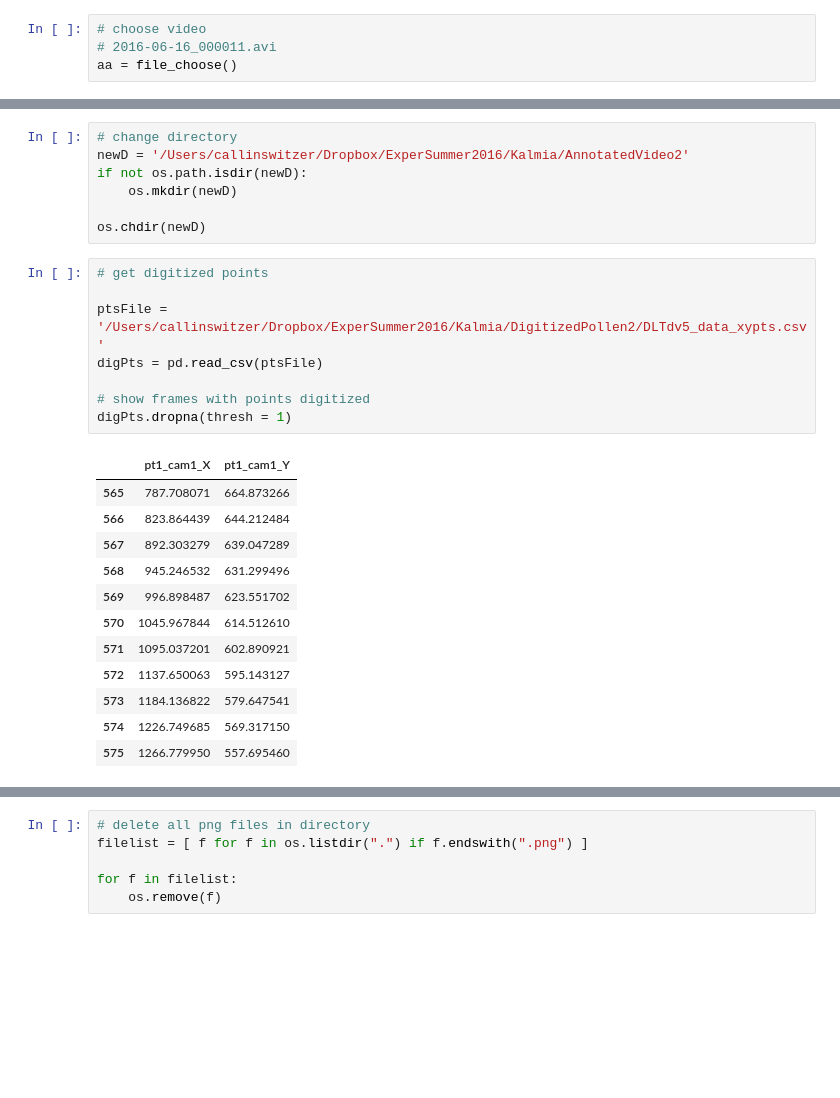
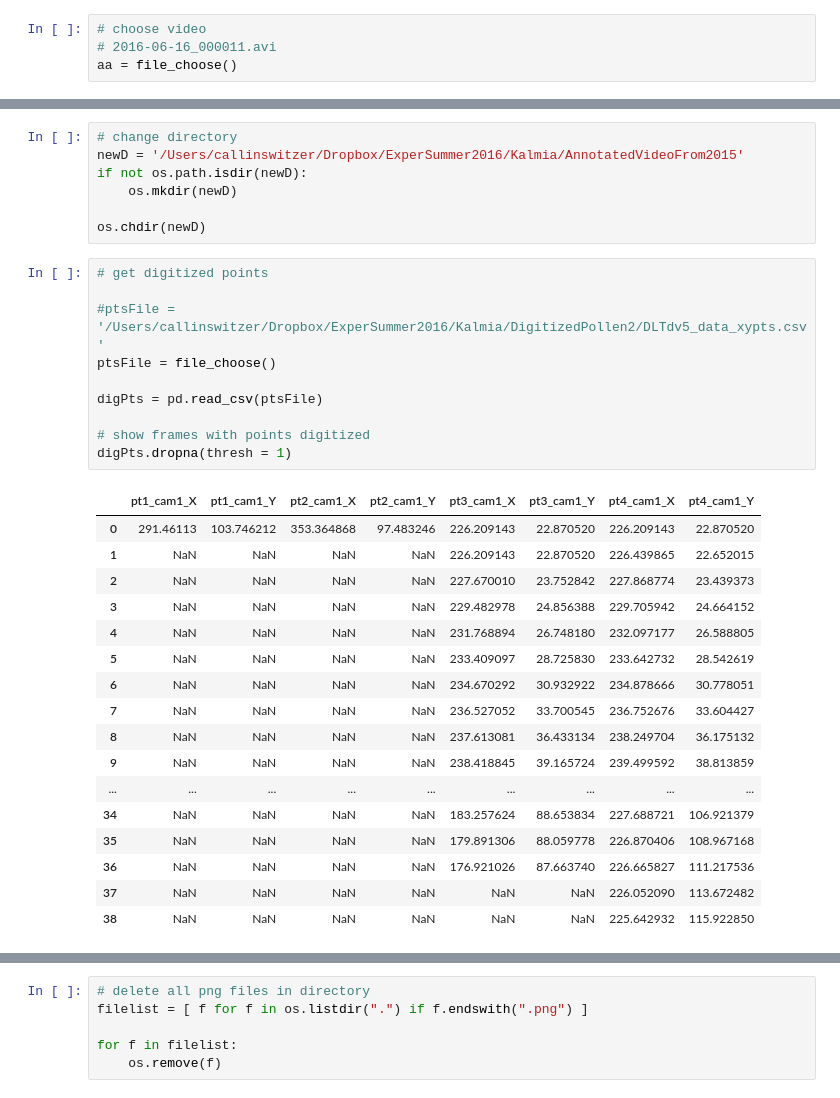
Before and after one commit to callinSwitzer/Kalmia, a Jupyter notebook: plotPointsOnVideo.ipynb, the cells around one changed output, grey strips where cells are left out. Cells and saved outputs as stored; diff of their text form; blank space fills up the shorter version.

```diff
--- a/plotPointsOnVideo.ipynb
+++ b/plotPointsOnVideo.ipynb
@@ -58,6 +58,6 @@ numFrames = 818.0
 # %%
 # change directory
-newD = '/Users/callinswitzer/Dropbox/ExperSummer2016/Kalmia/AnnotatedVideo2'
+newD = '/Users/callinswitzer/Dropbox/ExperSummer2016/Kalmia/AnnotatedVideoFrom2015'
 if not os.path.isdir(newD):
     os.mkdir(newD)
 
@@ -65,24 +65,31 @@ os.chdir(newD)
 # %%
 # get digitized points
 
-ptsFile = '/Users/callinswitzer/Dropbox/ExperSummer2016/Kalmia/DigitizedPollen2/DLTdv5_data_xypts.csv'
+#ptsFile = '/Users/callinswitzer/Dropbox/ExperSummer2016/Kalmia/DigitizedPollen2/DLTdv5_data_xypts.csv'
+ptsFile = file_choose()
+
 digPts = pd.read_csv(ptsFile)
 
 # show frames with points digitized
 digPts.dropna(thresh = 1)
 # %% [output]
-|  | pt1_cam1_X | pt1_cam1_Y |
-| 565 | 787.708071 | 664.873266 |
-| 566 | 823.864439 | 644.212484 |
-| 567 | 892.303279 | 639.047289 |
-| 568 | 945.246532 | 631.299496 |
-| 569 | 996.898487 | 623.551702 |
-| 570 | 1045.967844 | 614.512610 |
-| 571 | 1095.037201 | 602.890921 |
-| 572 | 1137.650063 | 595.143127 |
-| 573 | 1184.136822 | 579.647541 |
-| 574 | 1226.749685 | 569.317150 |
-| 575 | 1266.779950 | 557.695460 |
+|  | pt1_cam1_X | pt1_cam1_Y | pt2_cam1_X | pt2_cam1_Y | pt3_cam1_X | pt3_cam1_Y | pt4_cam1_X | pt4_cam1_Y |
+| 0 | 291.46113 | 103.746212 | 353.364868 | 97.483246 | 226.209143 | 22.870520 | 226.209143 | 22.870520 |
+| 1 | NaN | NaN | NaN | NaN | 226.209143 | 22.870520 | 226.439865 | 22.652015 |
+| 2 | NaN | NaN | NaN | NaN | 227.670010 | 23.752842 | 227.868774 | 23.439373 |
+| 3 | NaN | NaN | NaN | NaN | 229.482978 | 24.856388 | 229.705942 | 24.664152 |
+| 4 | NaN | NaN | NaN | NaN | 231.768894 | 26.748180 | 232.097177 | 26.588805 |
+| 5 | NaN | NaN | NaN | NaN | 233.409097 | 28.725830 | 233.642732 | 28.542619 |
+| 6 | NaN | NaN | NaN | NaN | 234.670292 | 30.932922 | 234.878666 | 30.778051 |
+| 7 | NaN | NaN | NaN | NaN | 236.527052 | 33.700545 | 236.752676 | 33.604427 |
+| 8 | NaN | NaN | NaN | NaN | 237.613081 | 36.433134 | 238.249704 | 36.175132 |
+| 9 | NaN | NaN | NaN | NaN | 238.418845 | 39.165724 | 239.499592 | 38.813859 |
+| ... | ... | ... | ... | ... | ... | ... | ... | ... |
+| 34 | NaN | NaN | NaN | NaN | 183.257624 | 88.653834 | 227.688721 | 106.921379 |
+| 35 | NaN | NaN | NaN | NaN | 179.891306 | 88.059778 | 226.870406 | 108.967168 |
+| 36 | NaN | NaN | NaN | NaN | 176.921026 | 87.663740 | 226.665827 | 111.217536 |
+| 37 | NaN | NaN | NaN | NaN | NaN | NaN | 226.052090 | 113.672482 |
+| 38 | NaN | NaN | NaN | NaN | NaN | NaN | 225.642932 | 115.922850 |
 # %%
 # plot points on each frame of video
 
```
Also changed, not shown: parts of 3 cells of this notebook.
